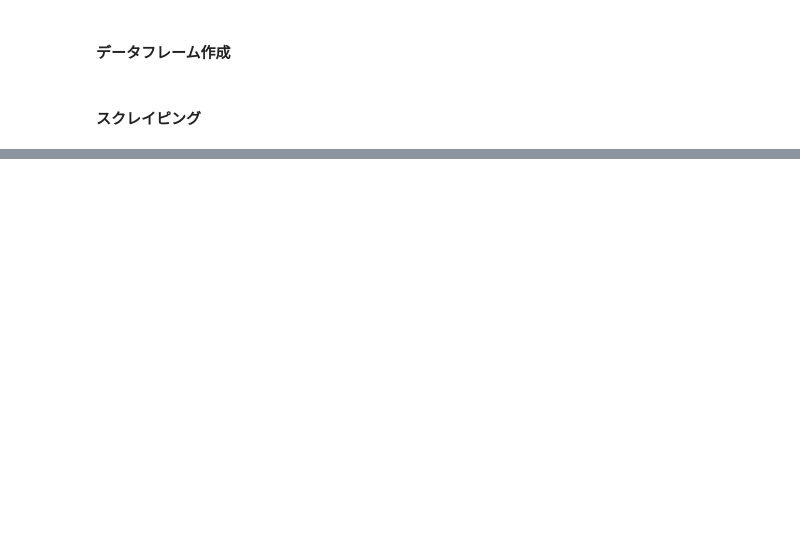
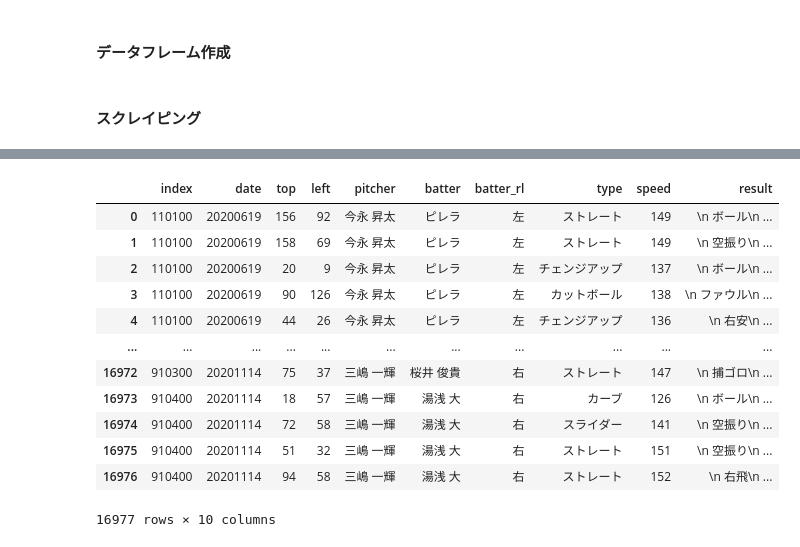
Before and after one commit to remihp/baseball-data, a Jupyter notebook: baseball_scraping.ipynb, the cells around one changed output, grey strips where cells are left out. Cells and saved outputs as stored; diff of their text form; code cells hidden in the pictures; blank space fills up the shorter version.

```diff
--- a/baseball_scraping.ipynb
+++ b/baseball_scraping.ipynb
@@ -257,0 +190,16 @@ ax.legend(loc="upper right",bbox_to_anchor=(0.35,0.5,1.0,0.05))
+# %%
+ball_distribution_yokohama_defence
+# %% [output]
+|  | index | date | top | left | pitcher | batter | batter_rl | type | speed | result |
+| 0 | 110100 | 20200619 | 156 | 92 | 今永 昇太 | ピレラ | 左 | ストレート | 149 | \n ボール\n ... |
+| 1 | 110100 | 20200619 | 158 | 69 | 今永 昇太 | ピレラ | 左 | ストレート | 149 | \n 空振り\n ... |
+| 2 | 110100 | 20200619 | 20 | 9 | 今永 昇太 | ピレラ | 左 | チェンジアップ | 137 | \n ボール\n ... |
+| 3 | 110100 | 20200619 | 90 | 126 | 今永 昇太 | ピレラ | 左 | カットボール | 138 | \n ファウル\n ... |
+| 4 | 110100 | 20200619 | 44 | 26 | 今永 昇太 | ピレラ | 左 | チェンジアップ | 136 | \n 右安\n ... |
+| ... | ... | ... | ... | ... | ... | ... | ... | ... | ... | ... |
+| 16972 | 910300 | 20201114 | 75 | 37 | 三嶋 一輝 | 桜井 俊貴 | 右 | ストレート | 147 | \n 捕ゴロ\n ... |
+| 16973 | 910400 | 20201114 | 18 | 57 | 三嶋 一輝 | 湯浅 大 | 右 | カーブ | 126 | \n ボール\n ... |
+| 16974 | 910400 | 20201114 | 72 | 58 | 三嶋 一輝 | 湯浅 大 | 右 | スライダー | 141 | \n 空振り\n ... |
+| 16975 | 910400 | 20201114 | 51 | 32 | 三嶋 一輝 | 湯浅 大 | 右 | ストレート | 151 | \n 空振り\n ... |
+| 16976 | 910400 | 20201114 | 94 | 58 | 三嶋 一輝 | 湯浅 大 | 右 | ストレート | 152 | \n 右飛\n ... |
+16977 rows × 10 columns
```
Also changed, not shown: parts of 25 cells of this notebook, 2 other files.
